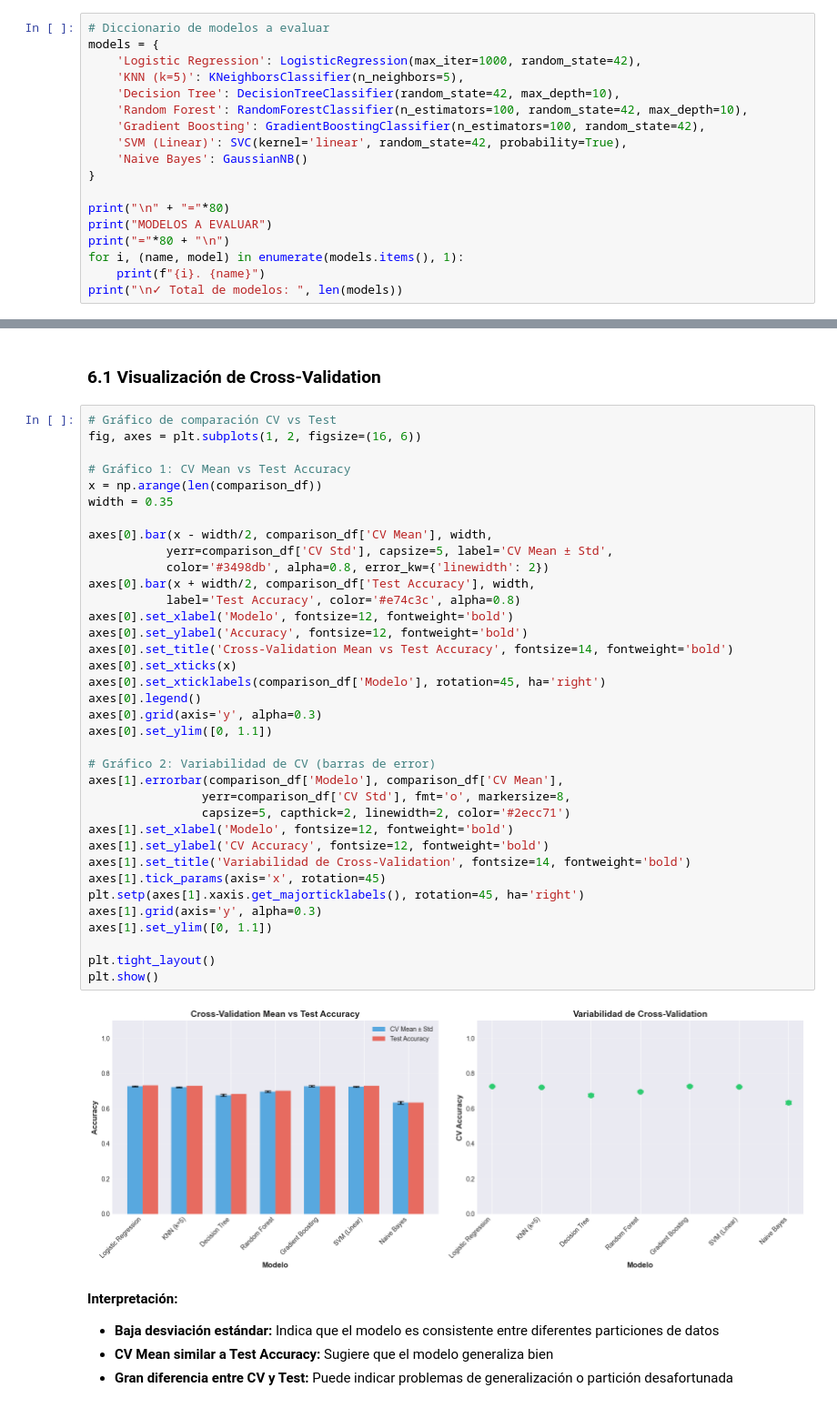
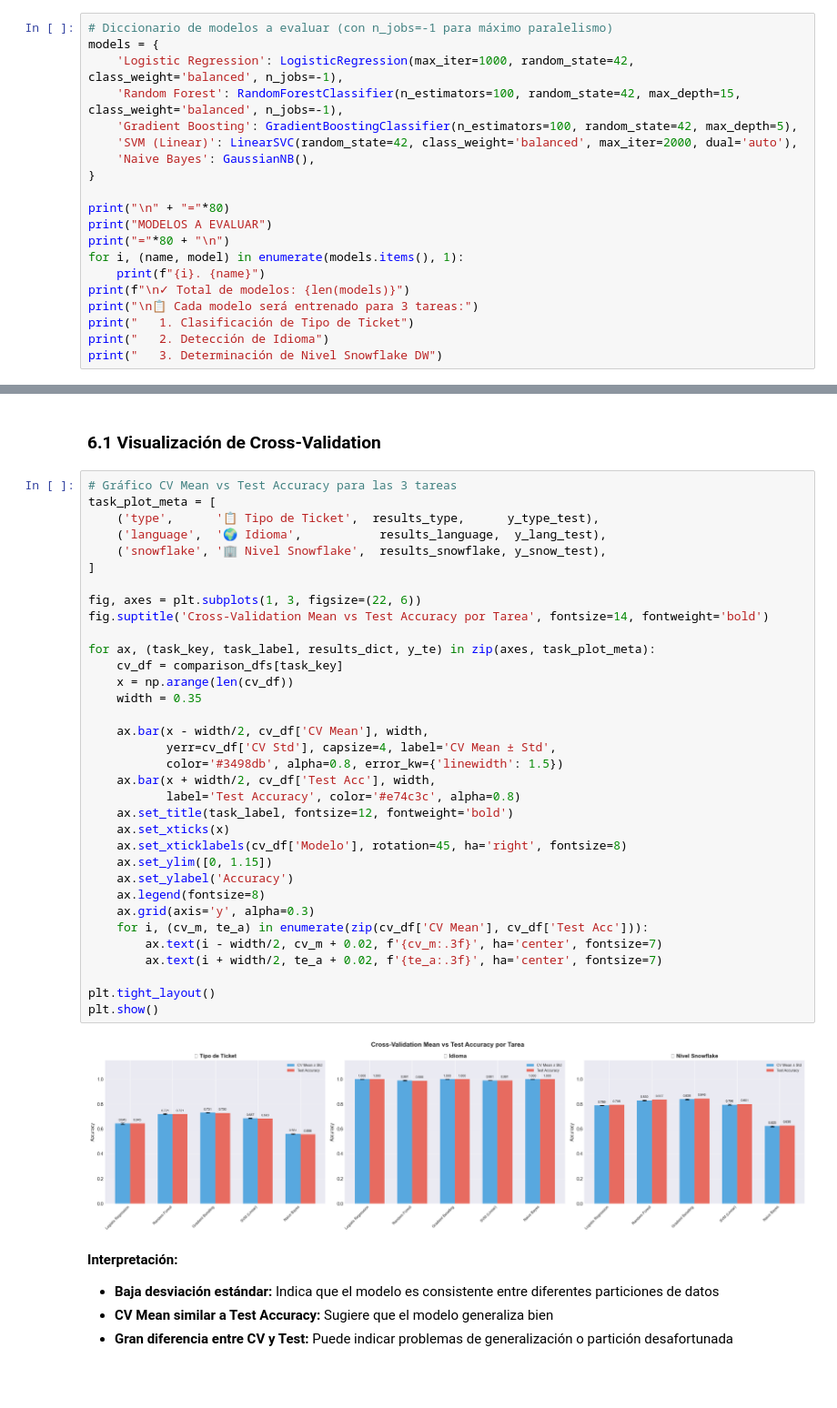
Before and after one commit to JoanLinares/IceBergTicket, a Jupyter notebook: ml/notebooks/ticket_classification_analysis.ipynb, the cells around one changed output, grey strips where cells are left out. Shown at 91% size. Saved outputs shown, nothing was run; the diff lists cells and outputs as text; blank space fills up the shorter version.

Commit message:
feat: Models completed finally

```diff
--- a/ml/notebooks/ticket_classification_analysis.ipynb
+++ b/ml/notebooks/ticket_classification_analysis.ipynb
@@ -512,15 +1771,13 @@ Probaremos múltiples algoritmos de clasificación supervisada para determinar c
 # %% [markdown]
 ### 4.1 Definición de Modelos
 # %%
-# Diccionario de modelos a evaluar
+# Diccionario de modelos a evaluar (con n_jobs=-1 para máximo paralelismo)
 models = {
-    'Logistic Regression': LogisticRegression(max_iter=1000, random_state=42),
-    'KNN (k=5)': KNeighborsClassifier(n_neighbors=5),
-    'Decision Tree': DecisionTreeClassifier(random_state=42, max_depth=10),
-    'Random Forest': RandomForestClassifier(n_estimators=100, random_state=42, max_depth=10),
-    'Gradient Boosting': GradientBoostingClassifier(n_estimators=100, random_state=42),
-    'SVM (Linear)': SVC(kernel='linear', random_state=42, probability=True),
-    'Naive Bayes': GaussianNB()
+    'Logistic Regression': LogisticRegression(max_iter=1000, random_state=42, class_weight='balanced', n_jobs=-1),
+    'Random Forest': RandomForestClassifier(n_estimators=100, random_state=42, max_depth=15, class_weight='balanced', n_jobs=-1),
+    'Gradient Boosting': GradientBoostingClassifier(n_estimators=100, random_state=42, max_depth=5),
+    'SVM (Linear)': LinearSVC(random_state=42, class_weight='balanced', max_iter=2000, dual='auto'),
+    'Naive Bayes': GaussianNB(),
 }
 
 print("\n" + "="*80)
@@ -528,7 +1785,11 @@ print("MODELOS A EVALUAR")
 print("="*80 + "\n")
 for i, (name, model) in enumerate(models.items(), 1):
     print(f"{i}. {name}")
-print("\n✓ Total de modelos: ", len(models))
+print(f"\n✓ Total de modelos: {len(models)}")
+print("\n📋 Cada modelo será entrenado para 3 tareas:")
+print("   1. Clasificación de Tipo de Ticket")
+print("   2. Detección de Idioma")
+print("   3. Determinación de Nivel Snowflake DW")
 # %% [output]
 ================================================================================
 MODELOS A EVALUAR
@@ -852,43 +2401,41 @@ VALIDACIÓN CRUZADA (5-FOLD STRATIFIED)
 # %% [markdown]
 ### 6.1 Visualización de Cross-Validation
 # %%
-# Gráfico de comparación CV vs Test
-fig, axes = plt.subplots(1, 2, figsize=(16, 6))
+# Gráfico CV Mean vs Test Accuracy para las 3 tareas
+task_plot_meta = [
+    ('type',      '📋 Tipo de Ticket',  results_type,      y_type_test),
+    ('language',  '🌍 Idioma',           results_language,  y_lang_test),
+    ('snowflake', '🏢 Nivel Snowflake',  results_snowflake, y_snow_test),
+]
 
-# Gráfico 1: CV Mean vs Test Accuracy
-x = np.arange(len(comparison_df))
-width = 0.35
+fig, axes = plt.subplots(1, 3, figsize=(22, 6))
+fig.suptitle('Cross-Validation Mean vs Test Accuracy por Tarea', fontsize=14, fontweight='bold')
 
-axes[0].bar(x - width/2, comparison_df['CV Mean'], width,
-           yerr=comparison_df['CV Std'], capsize=5, label='CV Mean ± Std',
-           color='#3498db', alpha=0.8, error_kw={'linewidth': 2})
-axes[0].bar(x + width/2, comparison_df['Test Accuracy'], width,
+for ax, (task_key, task_label, results_dict, y_te) in zip(axes, task_plot_meta):
+    cv_df = comparison_dfs[task_key]
+    x = np.arange(len(cv_df))
+    width = 0.35
+
+    ax.bar(x - width/2, cv_df['CV Mean'], width,
+           yerr=cv_df['CV Std'], capsize=4, label='CV Mean ± Std',
+           color='#3498db', alpha=0.8, error_kw={'linewidth': 1.5})
+    ax.bar(x + width/2, cv_df['Test Acc'], width,
            label='Test Accuracy', color='#e74c3c', alpha=0.8)
-axes[0].set_xlabel('Modelo', fontsize=12, fontweight='bold')
-axes[0].set_ylabel('Accuracy', fontsize=12, fontweight='bold')
-axes[0].set_title('Cross-Validation Mean vs Test Accuracy', fontsize=14, fontweight='bold')
-axes[0].set_xticks(x)
-axes[0].set_xticklabels(comparison_df['Modelo'], rotation=45, ha='right')
-axes[0].legend()
-axes[0].grid(axis='y', alpha=0.3)
-axes[0].set_ylim([0, 1.1])
-
-# Gráfico 2: Variabilidad de CV (barras de error)
-axes[1].errorbar(comparison_df['Modelo'], comparison_df['CV Mean'],
-                yerr=comparison_df['CV Std'], fmt='o', markersize=8,
-                capsize=5, capthick=2, linewidth=2, color='#2ecc71')
-axes[1].set_xlabel('Modelo', fontsize=12, fontweight='bold')
-axes[1].set_ylabel('CV Accuracy', fontsize=12, fontweight='bold')
-axes[1].set_title('Variabilidad de Cross-Validation', fontsize=14, fontweight='bold')
-axes[1].tick_params(axis='x', rotation=45)
-plt.setp(axes[1].xaxis.get_majorticklabels(), rotation=45, ha='right')
-axes[1].grid(axis='y', alpha=0.3)
-axes[1].set_ylim([0, 1.1])
+    ax.set_title(task_label, fontsize=12, fontweight='bold')
+    ax.set_xticks(x)
+    ax.set_xticklabels(cv_df['Modelo'], rotation=45, ha='right', fontsize=8)
+    ax.set_ylim([0, 1.15])
+    ax.set_ylabel('Accuracy')
+    ax.legend(fontsize=8)
+    ax.grid(axis='y', alpha=0.3)
+    for i, (cv_m, te_a) in enumerate(zip(cv_df['CV Mean'], cv_df['Test Acc'])):
+        ax.text(i - width/2, cv_m + 0.02, f'{cv_m:.3f}', ha='center', fontsize=7)
+        ax.text(i + width/2, te_a + 0.02, f'{te_a:.3f}', ha='center', fontsize=7)
 
 plt.tight_layout()
 plt.show()
 # %% [output]
-[figure, old version]
+[figure, new version]
 # %% [markdown]
 **Interpretación:**
 
```
Also changed, not shown: parts of 45 cells of this notebook, 16 other files.
